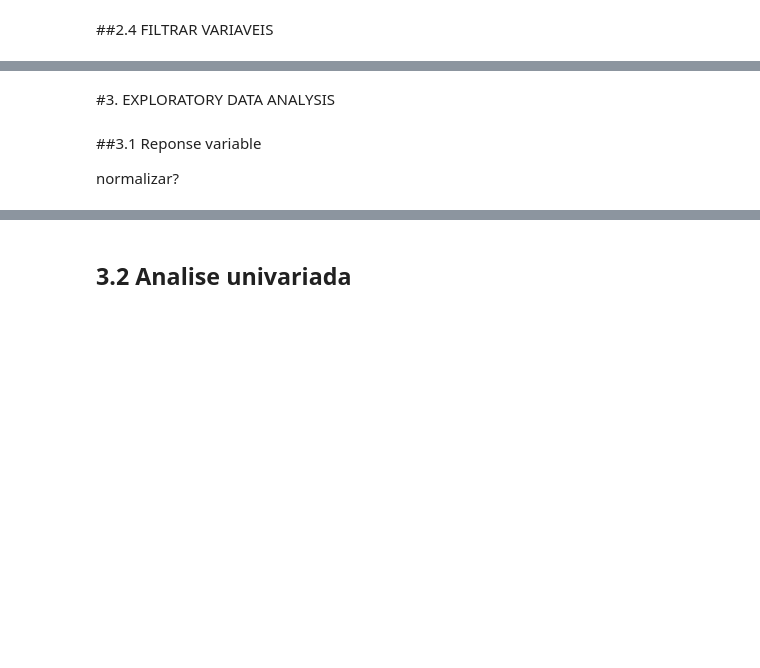
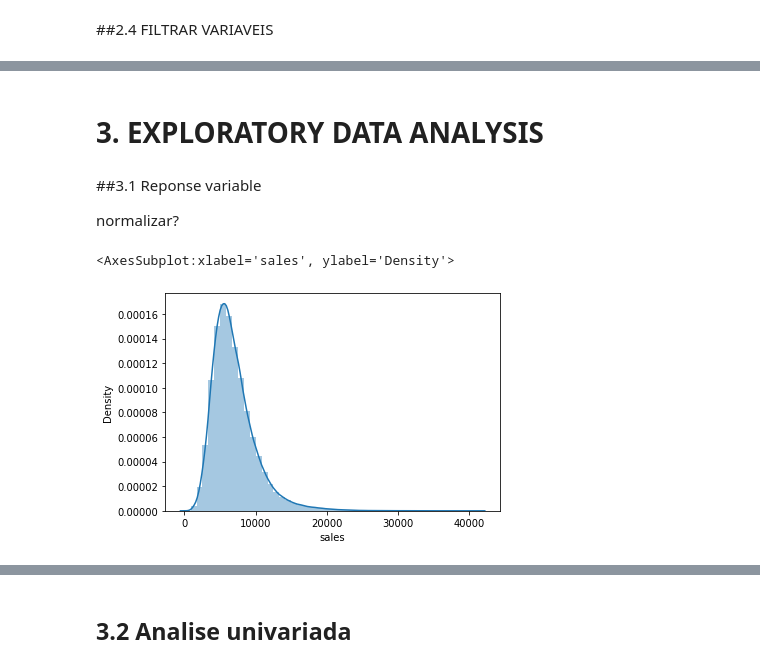
Before and after one commit to danjaca/predicting_sales_rossmann, a Jupyter notebook: Rossmann_predict_sales.ipynb, the cells around one changed output, grey strips where cells are left out. Drawn from its saved outputs; the diff is of its cells as text; code cells hidden in the pictures; blank space fills up the shorter version.

```diff
--- a/Rossmann_predict_sales.ipynb
+++ b/Rossmann_predict_sales.ipynb
@@ -26,7 +36,7 @@ california_housing_train.csv  predict_proj
 # %%
 #dados obtidos via kaggle
-df1 = pd.read_csv('/content/sample_data/predict_proj/train.csv')
-df2 = pd.read_csv('/content/sample_data/predict_proj/store.csv')
+df1 = pd.read_csv('datasets/Rossmann/train.csv', low_memory=False)
+df2 = pd.read_csv('datasets/Rossmann/store.csv')
 # %%
 df = pd.merge(df1,df2,how='left',on='Store')
 # %%
@@ -400,3 +410,7 @@ df2.head().T
 | promo_time_week | 0 | 279 | 226 | 0 | 0 |
 # %% [markdown]
 ##2.4 FILTRAR VARIAVEIS
+# %%
+df3 = df2.loc[(df2['sales']>0)&(df2['open']==1)]
+df3 = df3.drop(columns=['customers', 'open','promo_interval','month_map'])
+df3.head().T
@@ -403,6 +435,11 @@ df2.head().T
 # %% [markdown]
-#3. EXPLORATORY DATA ANALYSIS
+# 3. EXPLORATORY DATA ANALYSIS
 # %% [markdown]
 ##3.1 Reponse variable
 
 normalizar?
+# %%
+sns.distplot(df3['sales'],kde=True)
+# %% [output]
+<AxesSubplot:xlabel='sales', ylabel='Density'>
+[figure, added]
```
Also changed, not shown: parts of 21 cells of this notebook.
